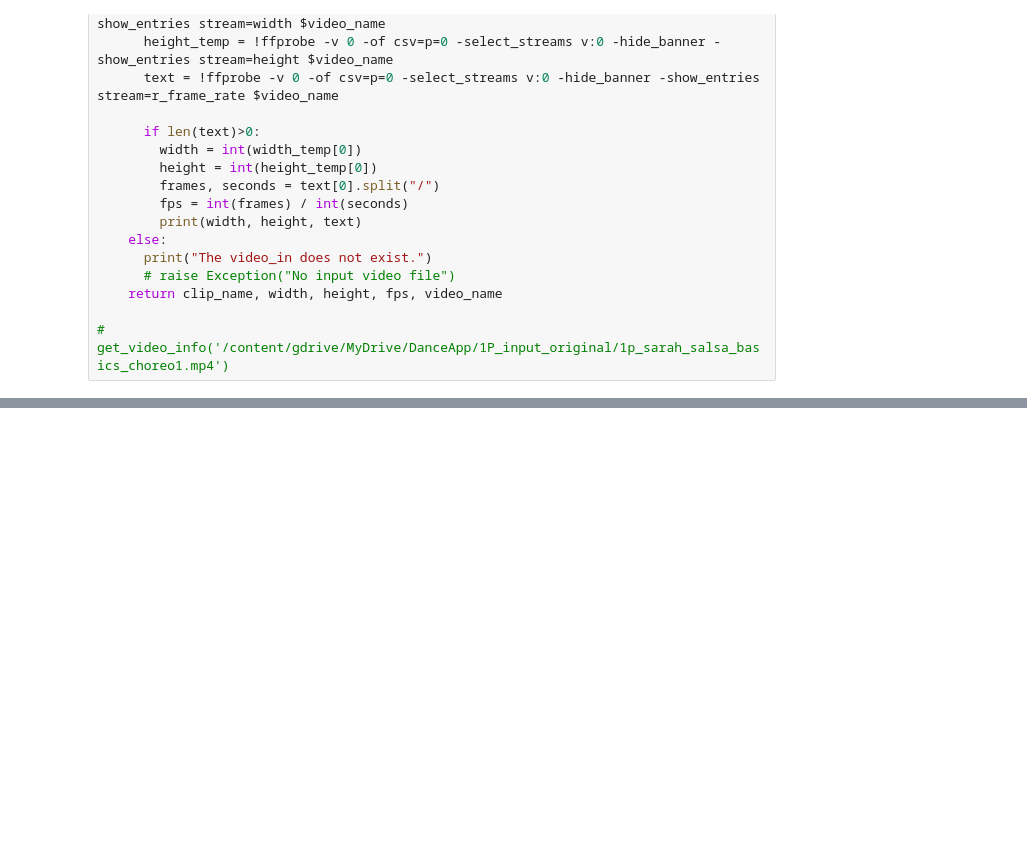
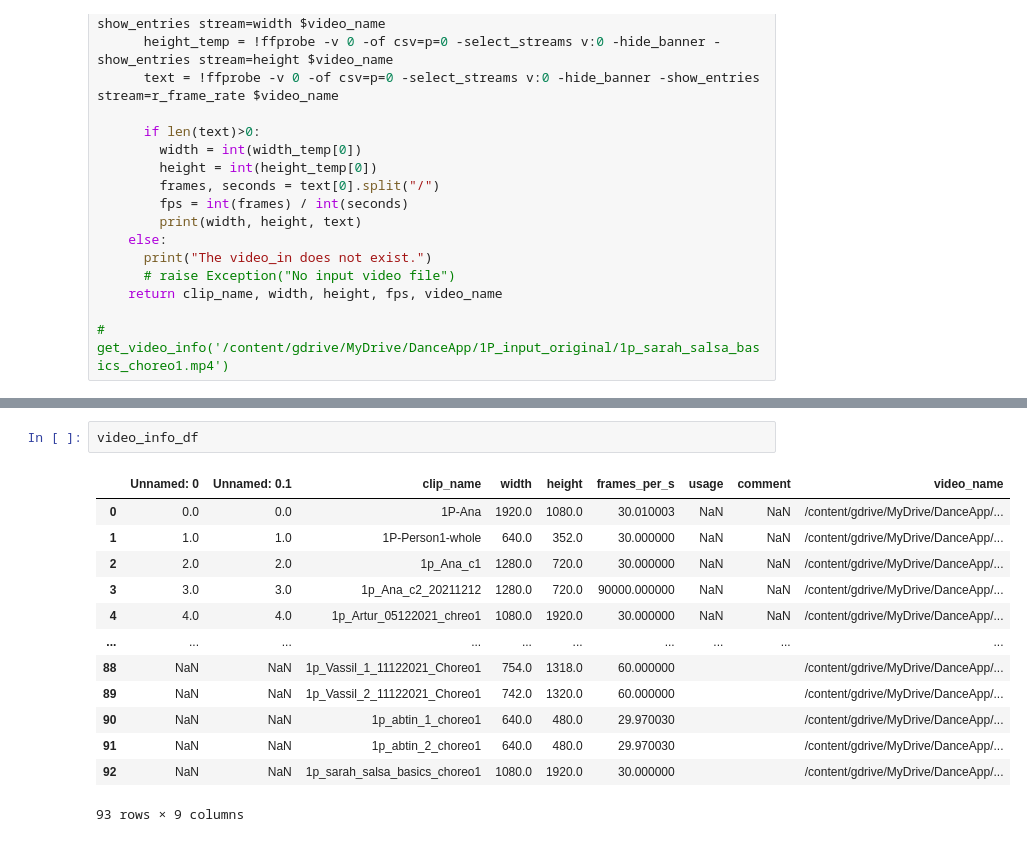
Before and after one commit to eeroolli/SalsaAnnotation, a Jupyter notebook: data/video_info.ipynb, the cells around one changed output, grey strips where cells are left out. Saved outputs shown, nothing was run; the diff lists cells and outputs as text; blank space fills up the shorter version.

```diff
--- a/data/video_info.ipynb
+++ b/data/video_info.ipynb
@@ -189,0 +223,16 @@ video_info_df.to_csv(video_csv)
+# %%
+video_info_df
+# %% [output]
+|  | Unnamed: 0 | Unnamed: 0.1 | clip_name | width | height | frames_per_s | usage | comment | video_name |
+| 0 | 0.0 | 0.0 | 1P-Ana | 1920.0 | 1080.0 | 30.010003 | NaN | NaN | /content/gdrive/MyDrive/DanceApp/... |
+| 1 | 1.0 | 1.0 | 1P-Person1-whole | 640.0 | 352.0 | 30.000000 | NaN | NaN | /content/gdrive/MyDrive/DanceApp/... |
+| 2 | 2.0 | 2.0 | 1p_Ana_c1 | 1280.0 | 720.0 | 30.000000 | NaN | NaN | /content/gdrive/MyDrive/DanceApp/... |
+| 3 | 3.0 | 3.0 | 1p_Ana_c2_20211212 | 1280.0 | 720.0 | 90000.000000 | NaN | NaN | /content/gdrive/MyDrive/DanceApp/... |
+| 4 | 4.0 | 4.0 | 1p_Artur_05122021_chreo1 | 1080.0 | 1920.0 | 30.000000 | NaN | NaN | /content/gdrive/MyDrive/DanceApp/... |
+| ... | ... | ... | ... | ... | ... | ... | ... | ... | ... |
+| 88 | NaN | NaN | 1p_Vassil_1_11122021_Choreo1 | 754.0 | 1318.0 | 60.000000 |  |  | /content/gdrive/MyDrive/DanceApp/... |
+| 89 | NaN | NaN | 1p_Vassil_2_11122021_Choreo1 | 742.0 | 1320.0 | 60.000000 |  |  | /content/gdrive/MyDrive/DanceApp/... |
+| 90 | NaN | NaN | 1p_abtin_1_choreo1 | 640.0 | 480.0 | 29.970030 |  |  | /content/gdrive/MyDrive/DanceApp/... |
+| 91 | NaN | NaN | 1p_abtin_2_choreo1 | 640.0 | 480.0 | 29.970030 |  |  | /content/gdrive/MyDrive/DanceApp/... |
+| 92 | NaN | NaN | 1p_sarah_salsa_basics_choreo1 | 1080.0 | 1920.0 | 30.000000 |  |  | /content/gdrive/MyDrive/DanceApp/... |
+93 rows × 9 columns
```
Also changed, not shown: parts of 10 cells of this notebook.
